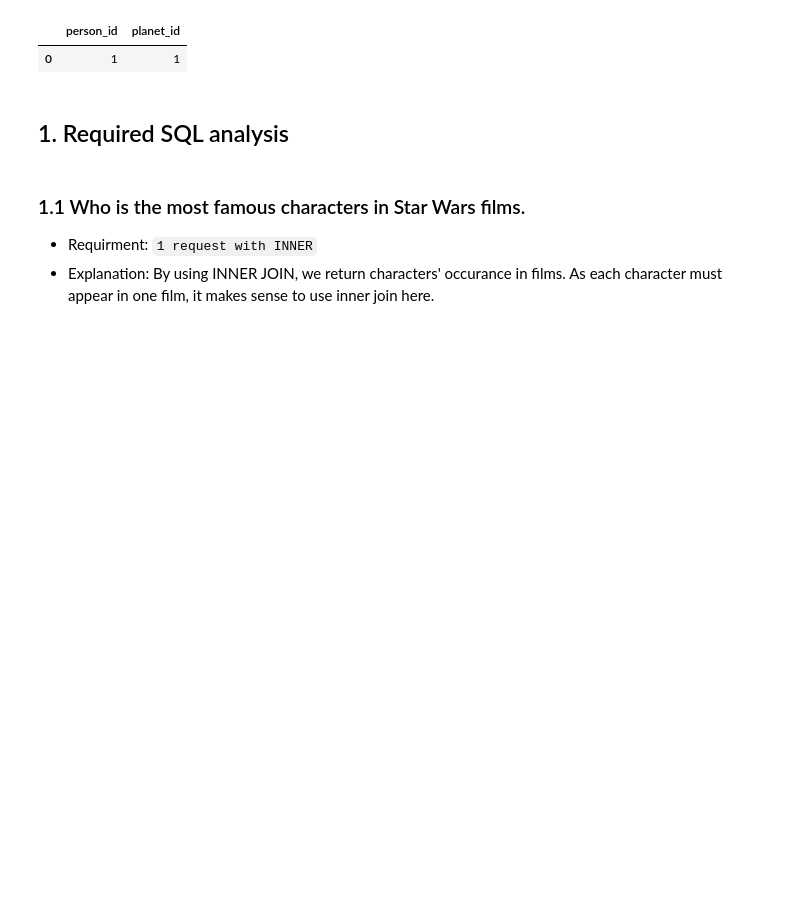
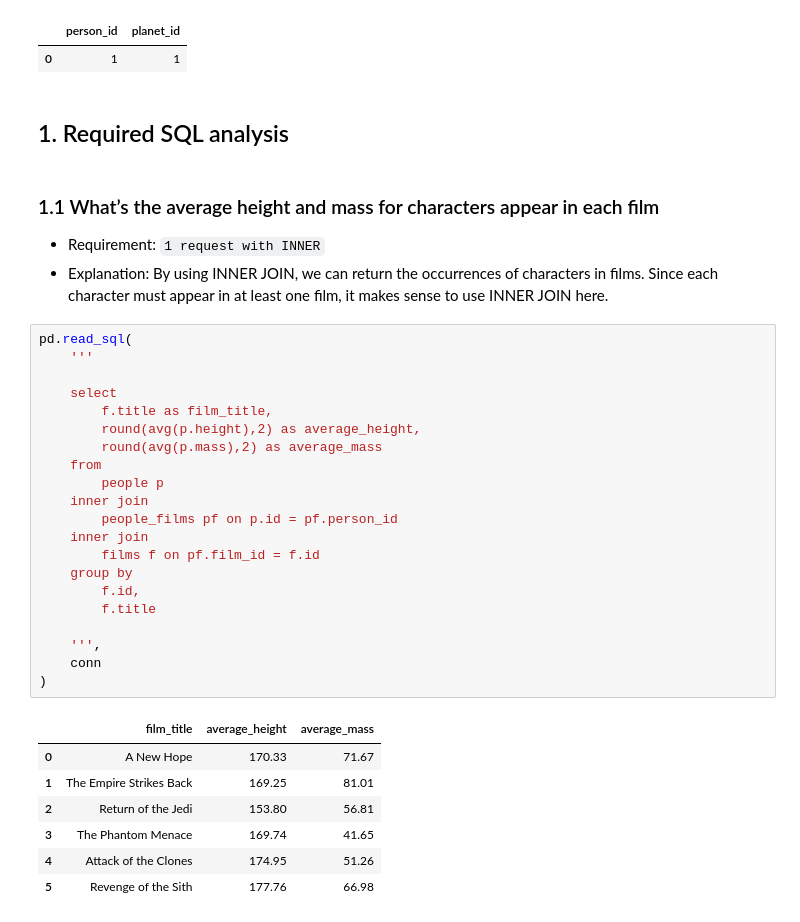
Before and after one commit to fengyu20/sql-project-star-wars-analysis, a Jupyter notebook: sqlite3_secondversion/sql_analysis_second_version.ipynb, the cells around one changed output. Cells and saved outputs as stored; diff of their text form; blank space fills up the shorter version.

```diff
--- a/sqlite3_secondversion/sql_analysis_second_version.ipynb
+++ b/sqlite3_secondversion/sql_analysis_second_version.ipynb
@@ -57,6 +57,35 @@ for item in connection_table:
 # %% [markdown]
 ## 1. Required SQL analysis
 # %% [markdown]
-### 1.1 Who is the most famous characters in Star Wars films.
-- Requirment: `1 request with INNER`
-- Explanation: By using INNER JOIN, we return characters' occurance in films. As each character must appear in one film, it makes sense to use inner join here.
+### 1.1 What’s the average height and mass for characters appear in each film
+- Requirement: `1 request with INNER`
+- Explanation: By using INNER JOIN, we can return the occurrences of characters in films. Since each character must appear in at least one film, it makes sense to use INNER JOIN here.
+# %%
+pd.read_sql(
+    '''
+
+    select
+        f.title as film_title,
+        round(avg(p.height),2) as average_height,
+        round(avg(p.mass),2) as average_mass
+    from
+        people p
+    inner join
+        people_films pf on p.id = pf.person_id
+    inner join
+        films f on pf.film_id = f.id
+    group by
+        f.id,
+        f.title
+
+    ''',
+    conn
+)
+# %% [output]
+|  | film_title | average_height | average_mass |
+| 0 | A New Hope | 170.33 | 71.67 |
+| 1 | The Empire Strikes Back | 169.25 | 81.01 |
+| 2 | Return of the Jedi | 153.80 | 56.81 |
+| 3 | The Phantom Menace | 169.74 | 41.65 |
+| 4 | Attack of the Clones | 174.95 | 51.26 |
+| 5 | Revenge of the Sith | 177.76 | 66.98 |
```
Also changed, not shown: parts of 19 cells of this notebook, 1 other file.
